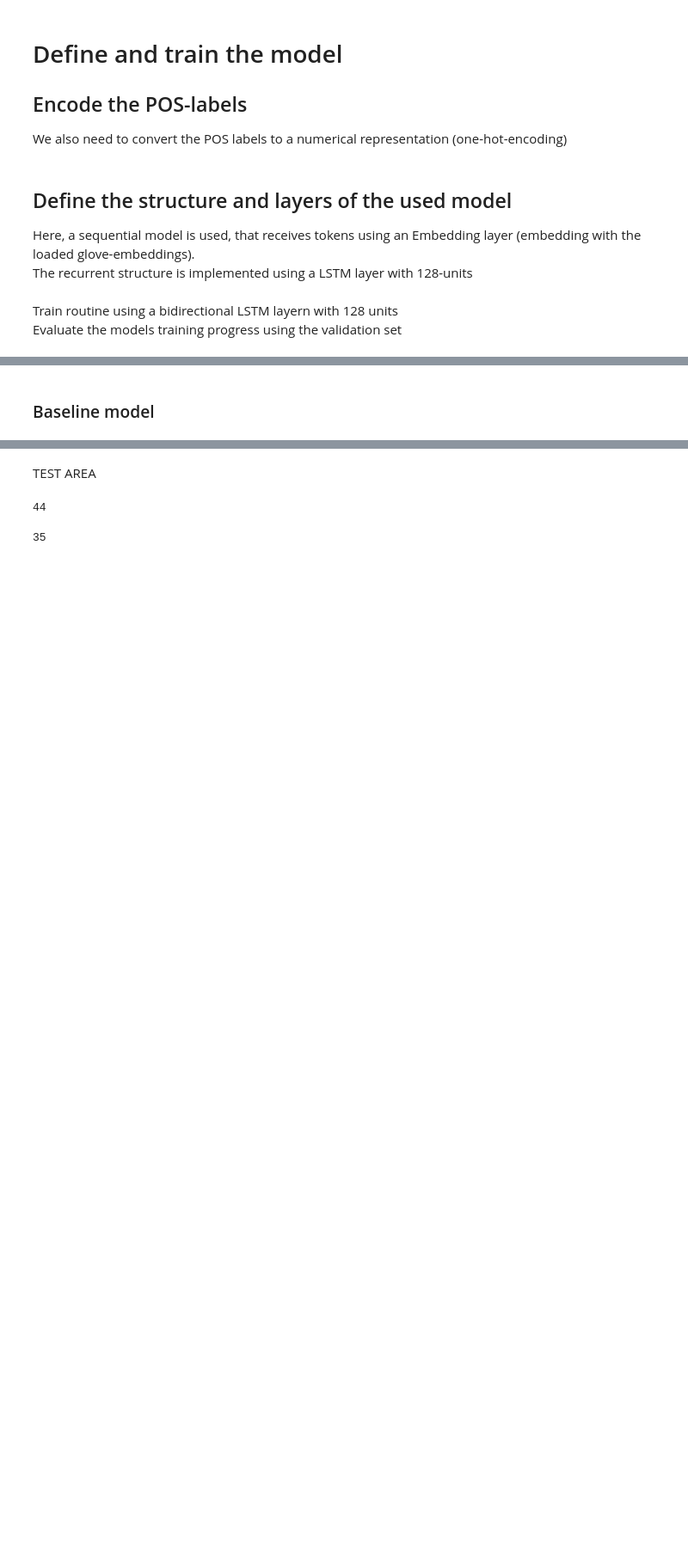
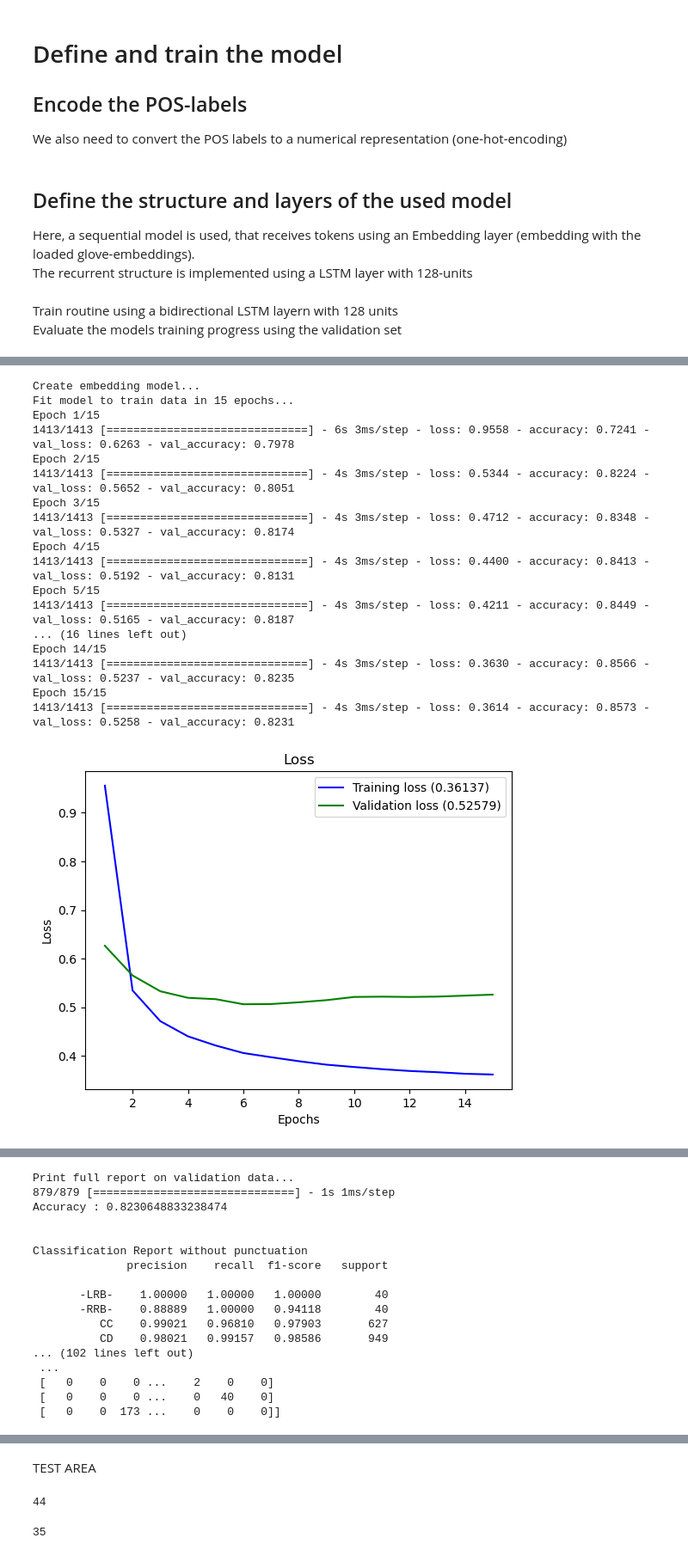
Before and after one commit to michaelSt9898/nlp_assignment_project, a Jupyter notebook: assignment_1.ipynb, the cells around one changed output, grey strips where cells are left out. Shown at 86% size. Cells and saved outputs as stored; diff of their text form; code cells hidden in the pictures; blank space fills up the shorter version.

```diff
--- a/assignment_1.ipynb
+++ b/assignment_1.ipynb
@@ -382,2 +376,0 @@ Accuracy: 82.708454
-# %% [markdown]
-### Baseline model
@@ -387,0 +377,44 @@ model = create_model(train_vocab_size, train_embedding_matrix)
+# %%
+# Base model
+from utils import *
+
+train_embedding_matrix = create_embedding_matrix(train_tokenizer, train_vocab_size)
+train_labels, train_encoder = encode_labels(train_frame)
+
+print("Create embedding model...")
+model = create_model(train_vocab_size, train_embedding_matrix, model_type='lstm', plot_model=True)
+
+val_labels, val_encoder = encode_labels(val_frame)
+val_data = (val_padded_docs, val_labels)
+
+print("Fit model to train data in", 15, "epochs... ")
+history = model.fit(train_padded_docs, train_labels,validation_data=val_data, epochs=15, verbose=1)
+plot_history(history)
+
+print("Print full report on validation data...")
+# predict val data
+full_multiclass_report(model, val_padded_docs, val_labels, val_encoder.inverse_transform(np.arange(45)))
+
+print("Print full report on test data...")
+# predict test data
+test_labels, test_encoder = encode_labels(test_frame)
+full_multiclass_report(model, test_padded_docs, test_labels, test_encoder.inverse_transform(np.arange(45)))
+# %% [output]
+Create embedding model...
+Fit model to train data in 15 epochs...
+Epoch 1/15
+1413/1413 [==============================] - 6s 3ms/step - loss: 0.9558 - accuracy: 0.7241 - val_loss: 0.6263 - val_accuracy: 0.7978
+Epoch 2/15
+1413/1413 [==============================] - 4s 3ms/step - loss: 0.5344 - accuracy: 0.8224 - val_loss: 0.5652 - val_accuracy: 0.8051
+Epoch 3/15
+1413/1413 [==============================] - 4s 3ms/step - loss: 0.4712 - accuracy: 0.8348 - val_loss: 0.5327 - val_accuracy: 0.8174
+Epoch 4/15
+1413/1413 [==============================] - 4s 3ms/step - loss: 0.4400 - accuracy: 0.8413 - val_loss: 0.5192 - val_accuracy: 0.8131
+Epoch 5/15
+1413/1413 [==============================] - 4s 3ms/step - loss: 0.4211 - accuracy: 0.8449 - val_loss: 0.5165 - val_accuracy: 0.8187
+... (16 lines left out)
+Epoch 14/15
+1413/1413 [==============================] - 4s 3ms/step - loss: 0.3630 - accuracy: 0.8566 - val_loss: 0.5237 - val_accuracy: 0.8235
+Epoch 15/15
+1413/1413 [==============================] - 4s 3ms/step - loss: 0.3614 - accuracy: 0.8573 - val_loss: 0.5258 - val_accuracy: 0.8231
+[figure, added]
@@ -387,0 +422,17 @@ model = create_model(train_vocab_size, train_embedding_matrix)
+Print full report on validation data...
+879/879 [==============================] - 1s 1ms/step
+Accuracy : 0.8230648833238474
+
+
+Classification Report without punctuation
+              precision    recall  f1-score   support
+
+       -LRB-    1.00000   1.00000   1.00000        40
+       -RRB-    0.88889   1.00000   0.94118        40
+          CC    0.99021   0.96810   0.97903       627
+          CD    0.98021   0.99157   0.98586       949
+... (102 lines left out)
+ ...
+ [   0    0    0 ...    2    0    0]
+ [   0    0    0 ...    0   40    0]
+ [   0    0  173 ...    0    0    0]]
```
Also changed, not shown: parts of 11 cells of this notebook, 1 other file.
